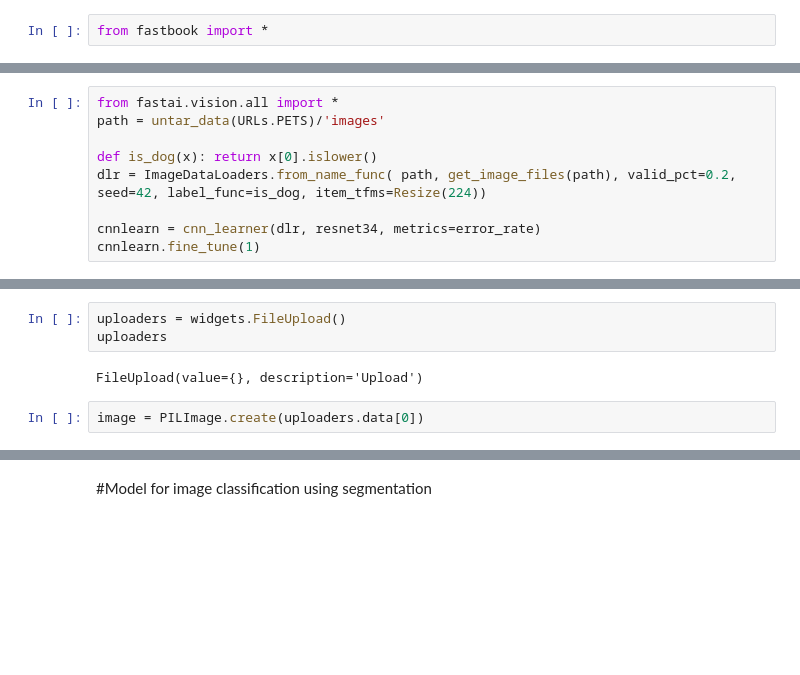
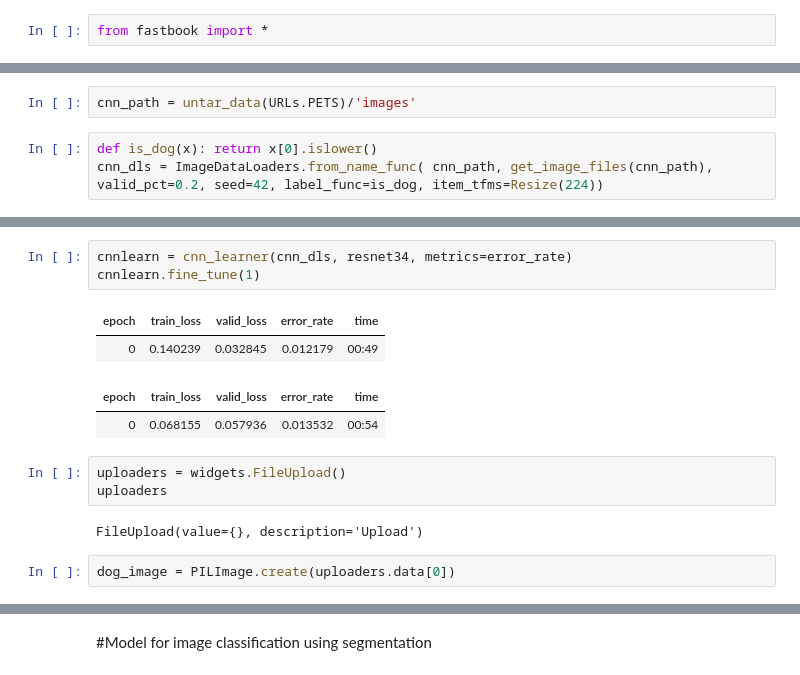
Before and after one commit to raghavadevarajeurs/DeepLearning, a Jupyter notebook: Assignment1/Assignment1_Part1/Blackbox_Deep_Learning.ipynb, the cells around one changed output, grey strips where cells are left out. Saved outputs shown, nothing was run; the diff lists cells and outputs as text; blank space fills up the shorter version.

```diff
--- a/Assignment1/Assignment1_Part1/Blackbox_Deep_Learning.ipynb
+++ b/Assignment1/Assignment1_Part1/Blackbox_Deep_Learning.ipynb
@@ -17,9 +19,5 @@ CNN_LEARNER for Image classification
+# %%
+cnn_path = untar_data(URLs.PETS)/'images'
 # %%
-from fastai.vision.all import *
-path = untar_data(URLs.PETS)/'images'
-
 def is_dog(x): return x[0].islower()
-dlr = ImageDataLoaders.from_name_func( path, get_image_files(path), valid_pct=0.2, seed=42, label_func=is_dog, item_tfms=Resize(224))
-
-cnnlearn = cnn_learner(dlr, resnet34, metrics=error_rate)
-cnnlearn.fine_tune(1)
+cnn_dls = ImageDataLoaders.from_name_func( cnn_path, get_image_files(cnn_path), valid_pct=0.2, seed=42, label_func=is_dog, item_tfms=Resize(224))
@@ -33,7 +24,15 @@ Downloading: "https://download.pytorch.org/models/resnet34-333f7ec4.pth" to /roo
+# %%
+cnnlearn = cnn_learner(cnn_dls, resnet34, metrics=error_rate)
+cnnlearn.fine_tune(1)
+# %% [output]
+| epoch | train_loss | valid_loss | error_rate | time |
+| 0 | 0.140239 | 0.032845 | 0.012179 | 00:49 |
+| epoch | train_loss | valid_loss | error_rate | time |
+| 0 | 0.068155 | 0.057936 | 0.013532 | 00:54 |
 # %%
 uploaders = widgets.FileUpload()
 uploaders
 # %% [output]
 FileUpload(value={}, description='Upload')
 # %%
-image = PILImage.create(uploaders.data[0])
+dog_image = PILImage.create(uploaders.data[0])
```
Also changed, not shown: parts of 30 cells of this notebook.
